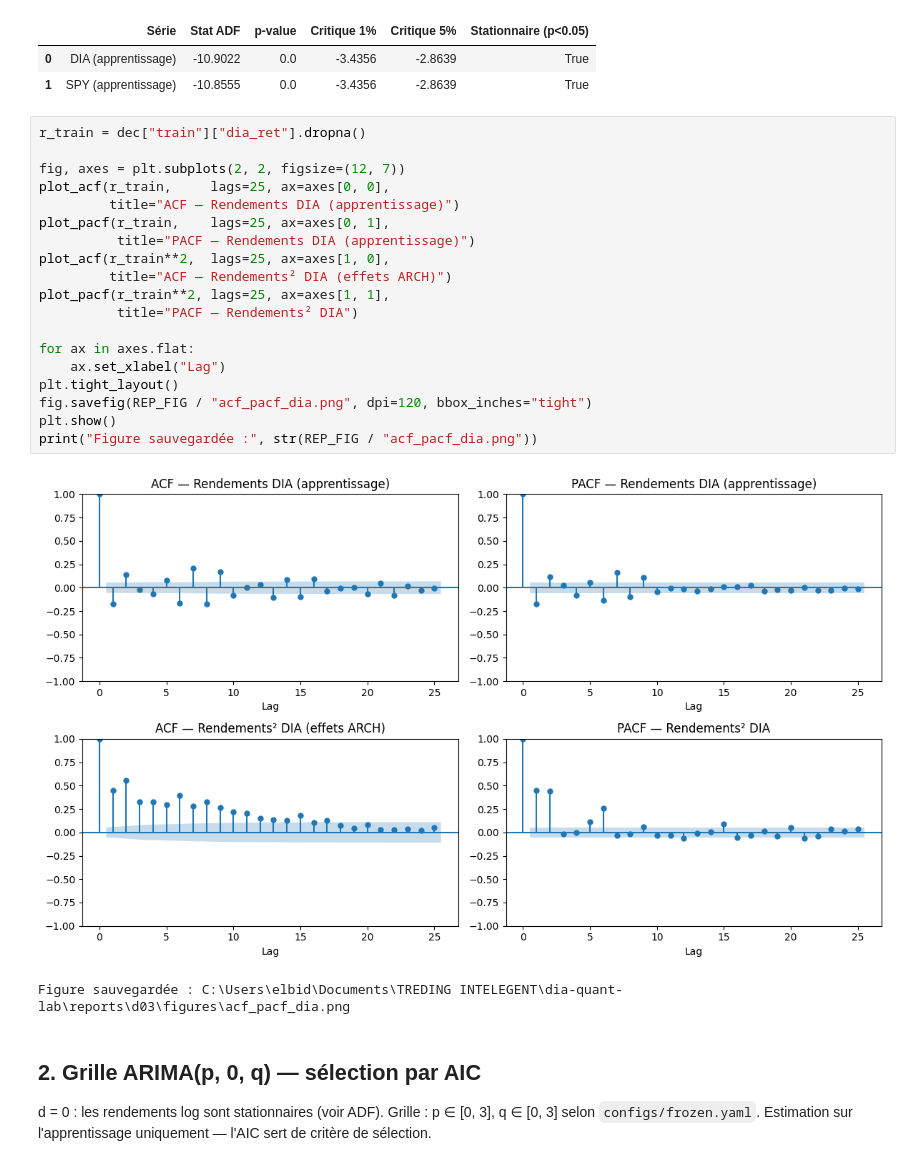
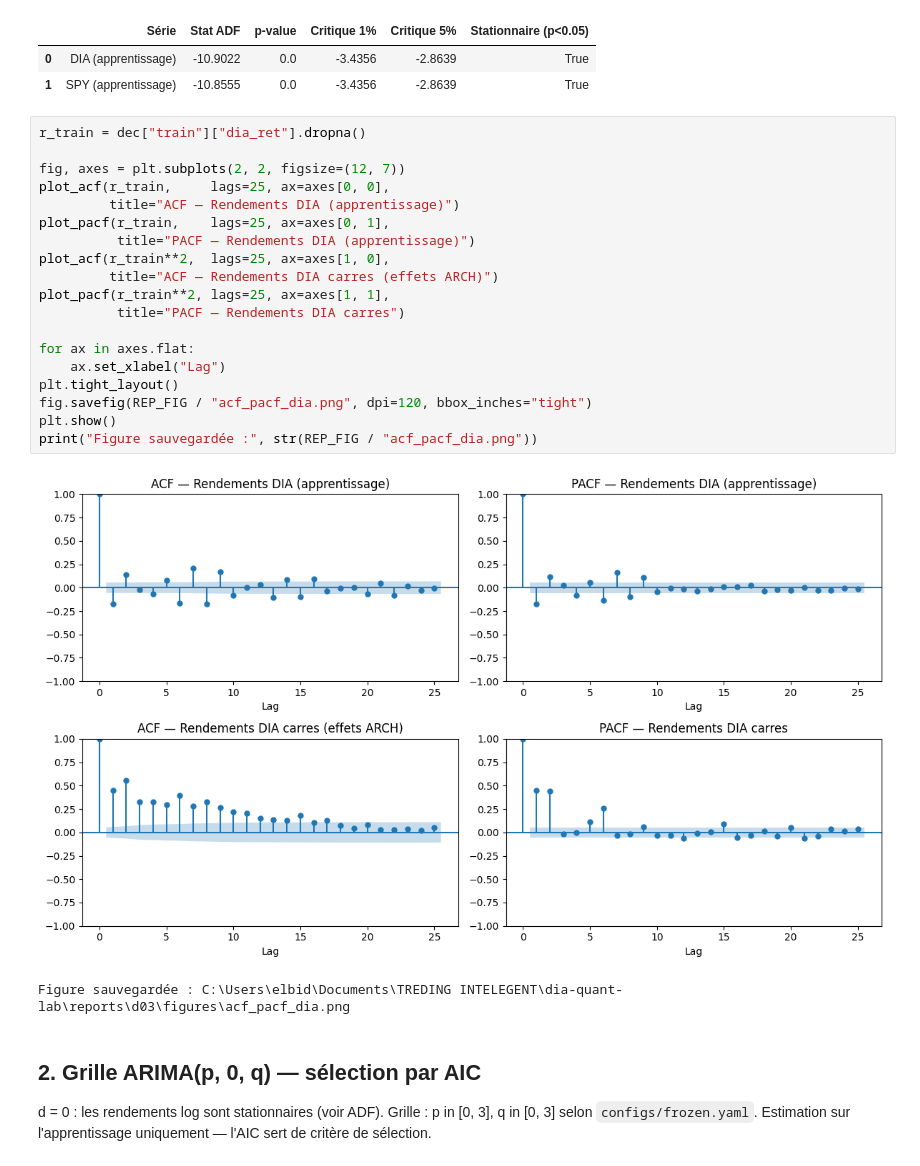
Before and after one commit to Zakaria12e/dia-quant-lab, a Jupyter notebook: notebooks/03_econometrie_moyenne.ipynb, the cells around one changed output. Saved outputs shown, nothing was run; the diff lists cells and outputs as text.

```diff
--- a/notebooks/03_econometrie_moyenne.ipynb
+++ b/notebooks/03_econometrie_moyenne.ipynb
@@ -119,29 +119,29 @@ display(df_adf)
 # %%
 r_train = dec["train"]["dia_ret"].dropna()
 
 fig, axes = plt.subplots(2, 2, figsize=(12, 7))
 plot_acf(r_train,     lags=25, ax=axes[0, 0],
          title="ACF — Rendements DIA (apprentissage)")
 plot_pacf(r_train,    lags=25, ax=axes[0, 1],
           title="PACF — Rendements DIA (apprentissage)")
 plot_acf(r_train**2,  lags=25, ax=axes[1, 0],
-         title="ACF — Rendements² DIA (effets ARCH)")
+         title="ACF — Rendements DIA carres (effets ARCH)")
 plot_pacf(r_train**2, lags=25, ax=axes[1, 1],
-          title="PACF — Rendements² DIA")
+          title="PACF — Rendements DIA carres")
 
 for ax in axes.flat:
     ax.set_xlabel("Lag")
 plt.tight_layout()
 fig.savefig(REP_FIG / "acf_pacf_dia.png", dpi=120, bbox_inches="tight")
 plt.show()
 print("Figure sauvegardée :", str(REP_FIG / "acf_pacf_dia.png"))
 # %% [output]
-[figure, old version]
+[figure, new version]
 Figure sauvegardée : C:\Users\elbid\Documents\TREDING INTELEGENT\dia-quant-lab\reports\d03\figures\acf_pacf_dia.png
 # %% [markdown]
 ## 2. Grille ARIMA(p, 0, q) — sélection par AIC
 
 d = 0 : les rendements log sont stationnaires (voir ADF).
-Grille : p ∈ [0, 3], q ∈ [0, 3] selon `configs/frozen.yaml`.
+Grille : p in [0, 3], q in [0, 3] selon `configs/frozen.yaml`.
 Estimation sur l'apprentissage uniquement — l'AIC sert de critère de sélection.
 # %%
```
Also changed, not shown: parts of 18 cells of this notebook, 8 other files.
